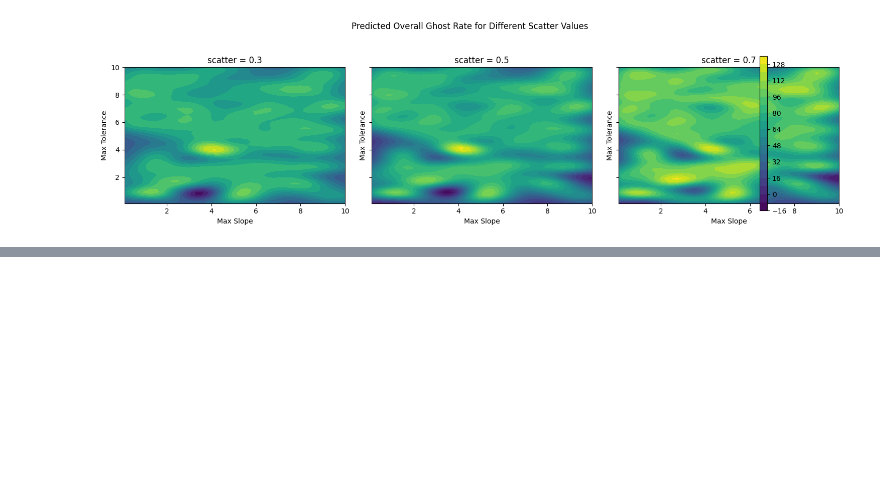
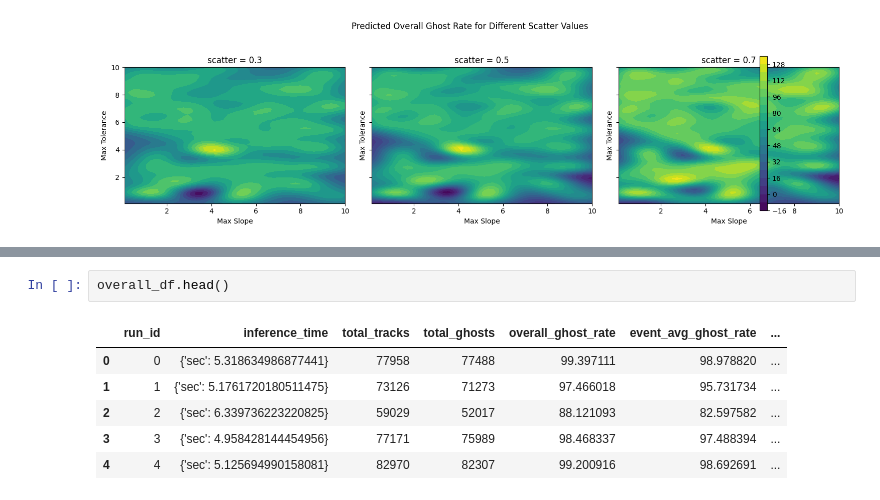
Before and after one commit to SvenHockers/velopix_tracking, a Jupyter notebook: optimalisation_landscape/TrackFollowing.ipynb, the cells around one changed output, grey strips where cells are left out. Drawn from its saved outputs; the diff is of its cells as text; blank space fills up the shorter version.

```diff
--- a/optimalisation_landscape/TrackFollowing.ipynb
+++ b/optimalisation_landscape/TrackFollowing.ipynb
@@ -220,0 +221,9 @@ Total Compute time for 100 datapoints and batch size 100: 762.1648766994476
+# %%
+overall_df.head()
+# %% [output]
+|  | run_id | inference_time | total_tracks | total_ghosts | overall_ghost_rate | event_avg_ghost_rate | ... |
+| 0 | 0 | {'sec': 5.318634986877441} | 77958 | 77488 | 99.397111 | 98.978820 | ... |
+| 1 | 1 | {'sec': 5.1761720180511475} | 73126 | 71273 | 97.466018 | 95.731734 | ... |
+| 2 | 2 | {'sec': 6.339736223220825} | 59029 | 52017 | 88.121093 | 82.597582 | ... |
+| 3 | 3 | {'sec': 4.958428144454956} | 77171 | 75989 | 98.468337 | 97.488394 | ... |
+| 4 | 4 | {'sec': 5.125694990158081} | 82970 | 82307 | 99.200916 | 98.692691 | ... |
```
Also changed, not shown: parts of 2 cells of this notebook, 20 other files.
